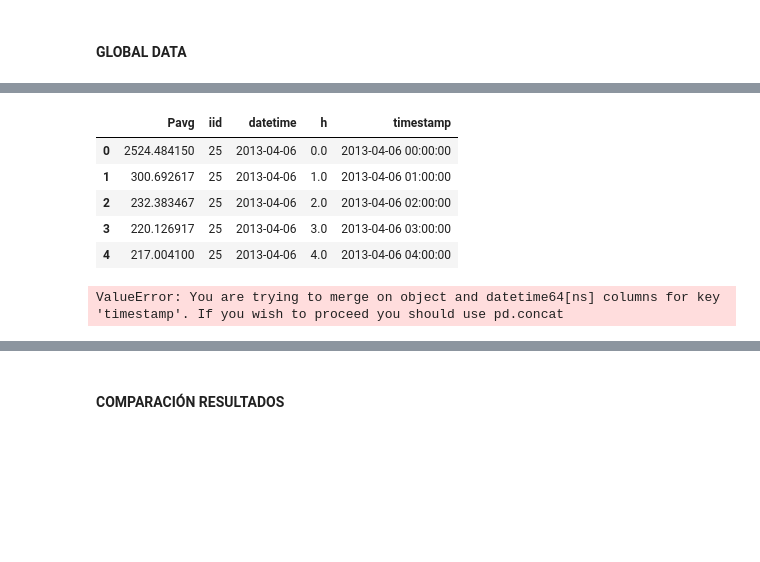
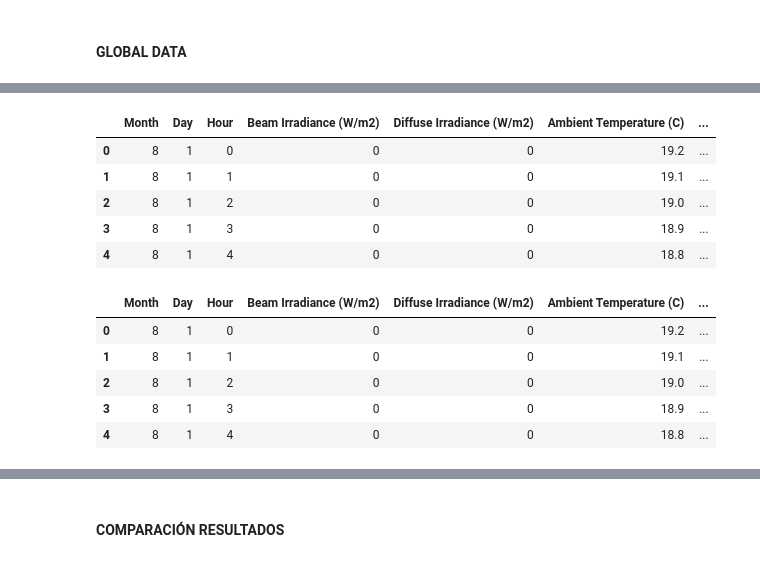
Before and after one commit to PaulaBartolomeMora/TFM, a Jupyter notebook: SustData/power_calc.ipynb, the cells around one changed output, grey strips where cells are left out. Drawn from its saved outputs; the diff is of its cells as text; code cells hidden in the pictures; blank space fills up the shorter version.

```diff
--- a/SustData/power_calc.ipynb
+++ b/SustData/power_calc.ipynb
@@ -5,6 +5,7 @@ import matplotlib.pyplot as plt
 ## Cálculo de carga para cada nodo (+/-)
 # %%
 df_prod = pd.read_csv('dataset/mean_production.csv') #el dataset de producción de sustdata
+df_ref = pd.read_csv('dataset/new_pvwatts_hourly.csv') #el dataset de producción de global
 df_cons = pd.read_csv('results/consum_25.csv') #es el único que está bien, con datos y con columna h
 df_cons.head()
 # %% [output]
@@ -37,5 +47,2 @@ df_prod.head()
 # %% [markdown]
 ### Comparación de los datos de producción (Sustdata) con los de referencia (personalizados)
-# %%
-df_ref = pd.read_csv('dataset/pvwatts_hourly.csv')
-df_ref.head()
@@ -136,14 +126,21 @@ df_ref.head()
-# %%
-df_cons.head()
-# %% [output]
-|  | Pavg | iid | datetime | h | timestamp |
-| 0 | 2524.484150 | 25 | 2013-04-06 | 0.0 | 2013-04-06 00:00:00 |
-| 1 | 300.692617 | 25 | 2013-04-06 | 1.0 | 2013-04-06 01:00:00 |
-| 2 | 232.383467 | 25 | 2013-04-06 | 2.0 | 2013-04-06 02:00:00 |
-| 3 | 220.126917 | 25 | 2013-04-06 | 3.0 | 2013-04-06 03:00:00 |
-| 4 | 217.004100 | 25 | 2013-04-06 | 4.0 | 2013-04-06 04:00:00 |
 # %%
+df_ref['timestamp'] = pd.to_datetime(df_ref['timestamp'])
 df_merged2 = pd.merge(df_ref, df_cons, on=['timestamp'], how='inner')
 df_merged2.head()
 # %% [output]
-ValueError: You are trying to merge on object and datetime64[ns] columns for key 'timestamp'. If you wish to proceed you should use pd.concat
+|  | Month | Day | Hour | Beam Irradiance (W/m2) | Diffuse Irradiance (W/m2) | Ambient Temperature (C) | ... |
+| 0 | 8 | 1 | 0 | 0 | 0 | 19.2 | ... |
+| 1 | 8 | 1 | 1 | 0 | 0 | 19.1 | ... |
+| 2 | 8 | 1 | 2 | 0 | 0 | 19.0 | ... |
+| 3 | 8 | 1 | 3 | 0 | 0 | 18.9 | ... |
+| 4 | 8 | 1 | 4 | 0 | 0 | 18.8 | ... |
+# %%
+df_merged2['dif'] = (df_merged2['DC Array Output (W)']) - df_merged2['Pavg']
+df_merged2.head()
+# %% [output]
+|  | Month | Day | Hour | Beam Irradiance (W/m2) | Diffuse Irradiance (W/m2) | Ambient Temperature (C) | ... |
+| 0 | 8 | 1 | 0 | 0 | 0 | 19.2 | ... |
+| 1 | 8 | 1 | 1 | 0 | 0 | 19.1 | ... |
+| 2 | 8 | 1 | 2 | 0 | 0 | 19.0 | ... |
+| 3 | 8 | 1 | 3 | 0 | 0 | 18.9 | ... |
+| 4 | 8 | 1 | 4 | 0 | 0 | 18.8 | ... |
```
Also changed, not shown: parts of 9 cells of this notebook, 4 other files.
